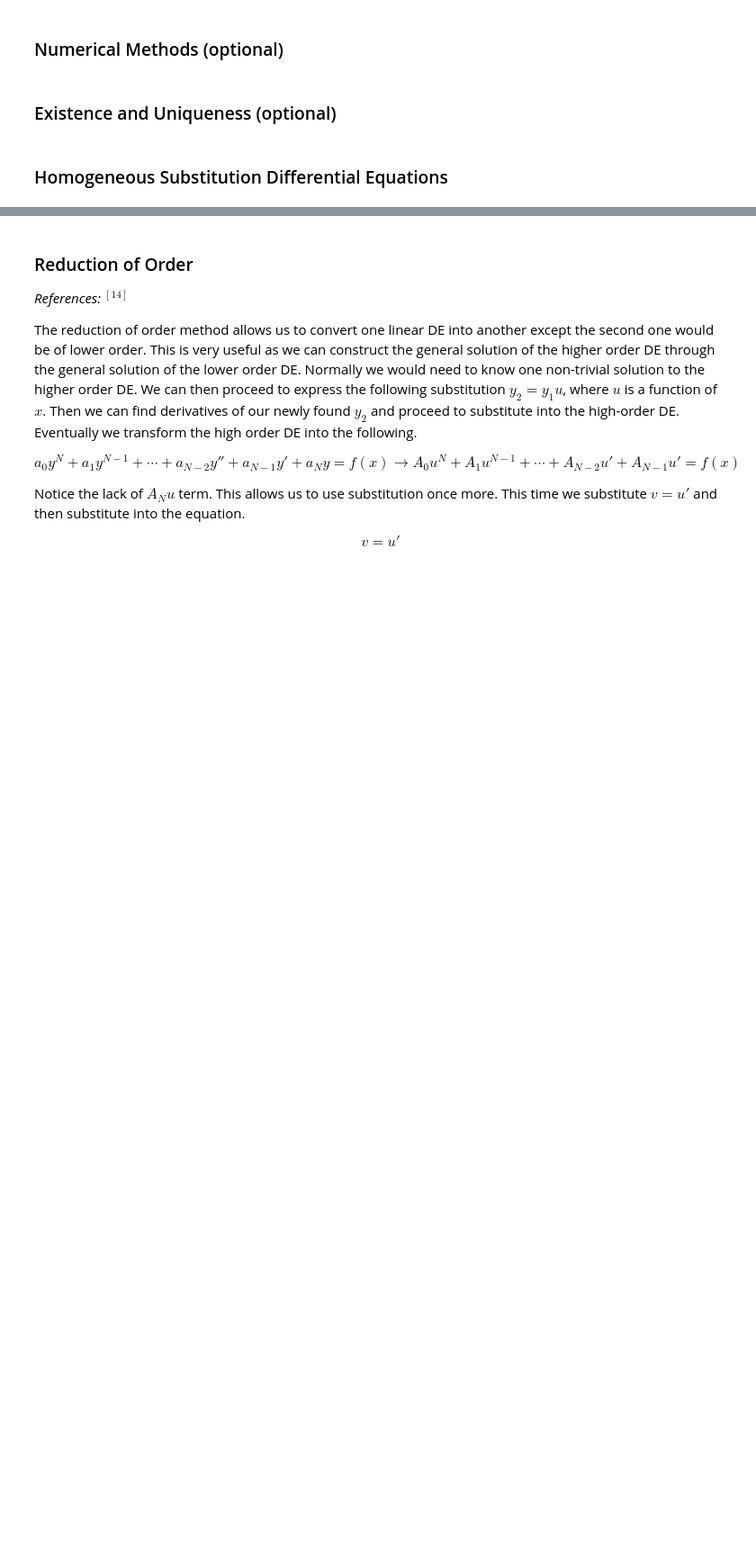
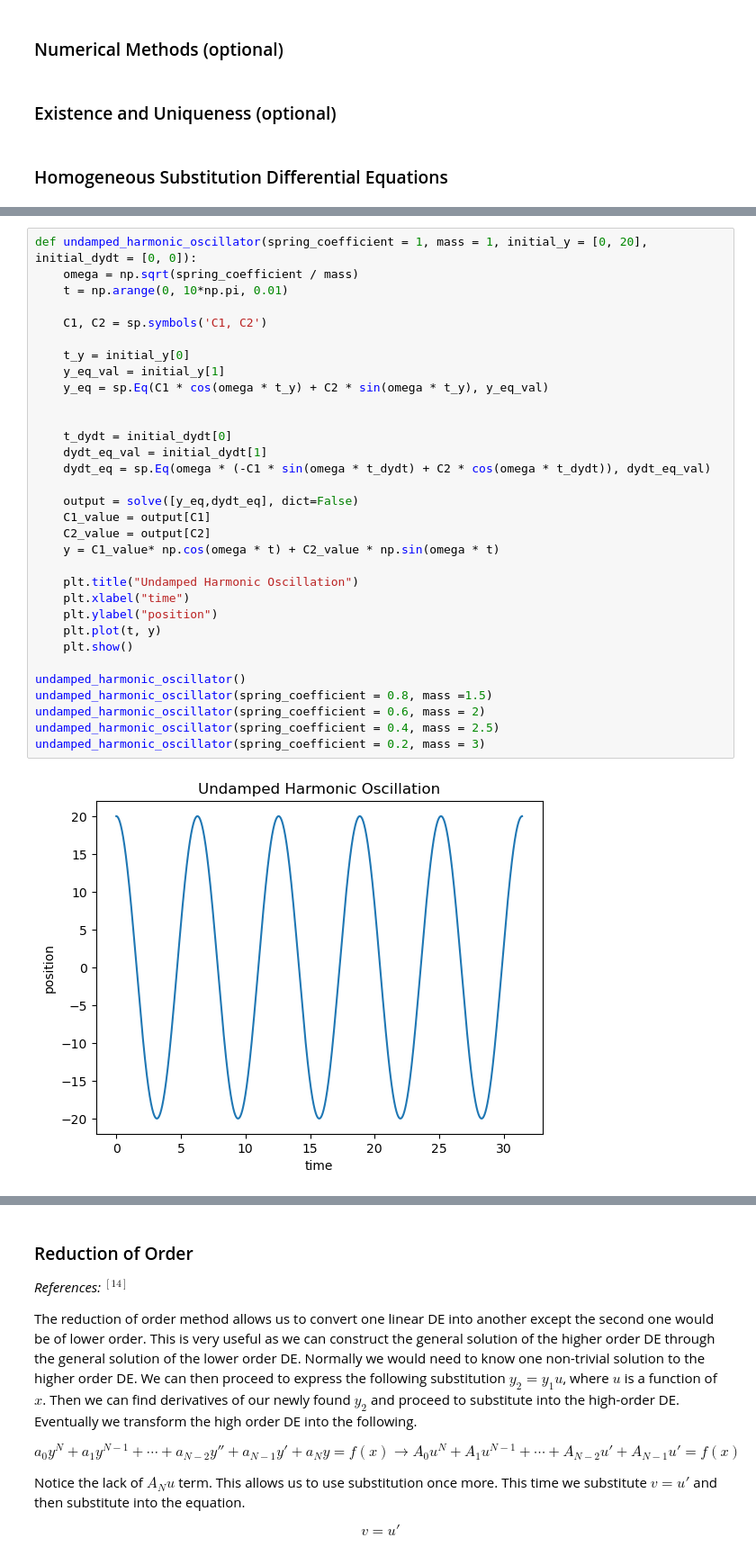
Before and after one commit to AlexanderTsoiGeorgiev/Differential-Equations, a Jupyter notebook: Differential Equations.ipynb, the cells around one changed output, grey strips where cells are left out. Shown at 90% size. Saved outputs shown, nothing was run; the diff lists cells and outputs as text; blank space fills up the shorter version.

Commit message:
Damped Harmonic Oscillations Analytical Mehtod

```diff
--- a/Differential Equations.ipynb
+++ b/Differential Equations.ipynb
@@ -478,0 +489,34 @@ Some confusion which may arise when looking at the initial values for these prob
+# %%
+def undamped_harmonic_oscillator(spring_coefficient = 1, mass = 1, initial_y = [0, 20], initial_dydt = [0, 0]):
+    omega = np.sqrt(spring_coefficient / mass)
+    t = np.arange(0, 10*np.pi, 0.01)
+
+    C1, C2 = sp.symbols('C1, C2')
+
+    t_y = initial_y[0]
+    y_eq_val = initial_y[1]
+    y_eq = sp.Eq(C1 * cos(omega * t_y) + C2 * sin(omega * t_y), y_eq_val)
+
+
+    t_dydt = initial_dydt[0]
+    dydt_eq_val = initial_dydt[1]
+    dydt_eq = sp.Eq(omega * (-C1 * sin(omega * t_dydt) + C2 * cos(omega * t_dydt)), dydt_eq_val)
+
+    output = solve([y_eq,dydt_eq], dict=False)
+    C1_value = output[C1]
+    C2_value = output[C2]
+    y = C1_value* np.cos(omega * t) + C2_value * np.sin(omega * t)
+
+    plt.title("Undamped Harmonic Oscillation")
+    plt.xlabel("time")
+    plt.ylabel("position")
+    plt.plot(t, y)
+    plt.show()
+
+undamped_harmonic_oscillator()
+undamped_harmonic_oscillator(spring_coefficient = 0.8, mass =1.5)
+undamped_harmonic_oscillator(spring_coefficient = 0.6, mass = 2)
+undamped_harmonic_oscillator(spring_coefficient = 0.4, mass = 2.5)
+undamped_harmonic_oscillator(spring_coefficient = 0.2, mass = 3)
+# %% [output]
+[figure, added]
```
Also changed, not shown: parts of 7 cells of this notebook.
